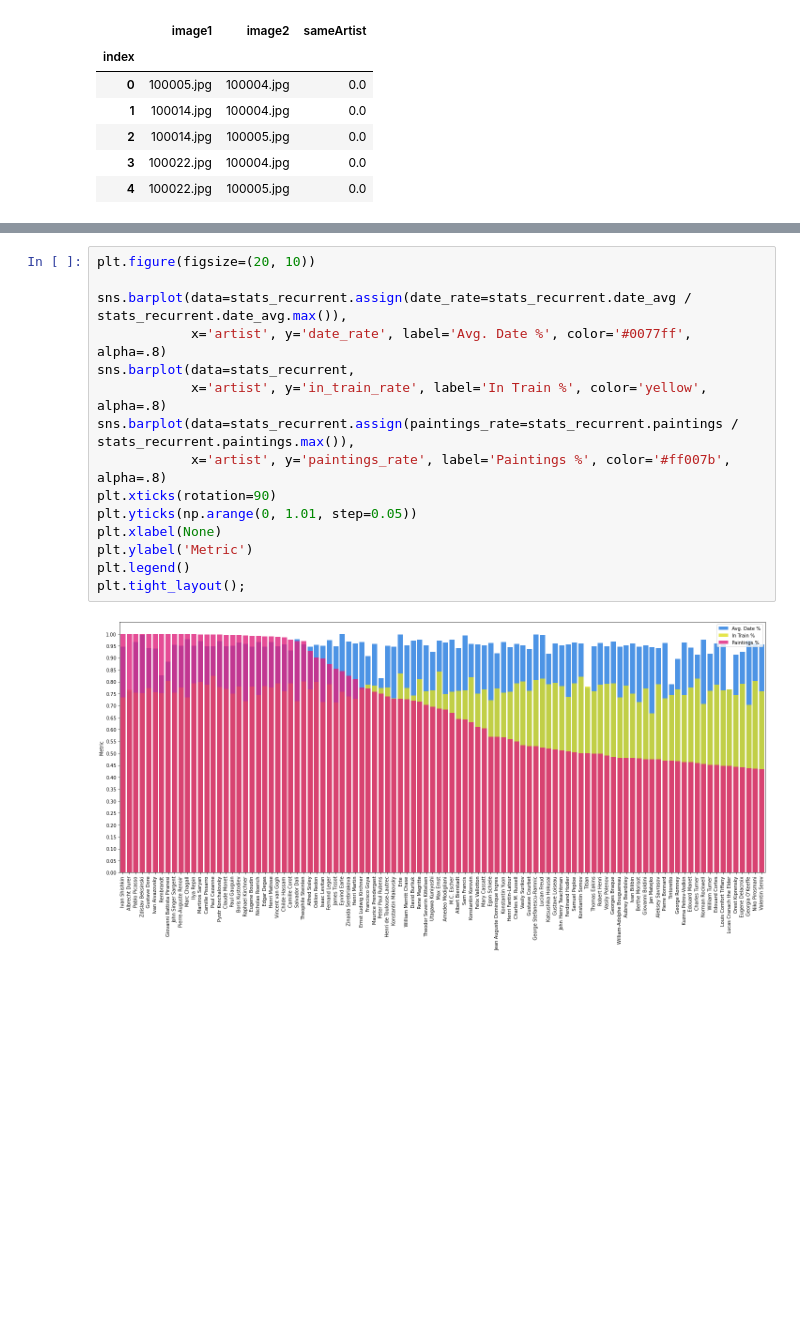
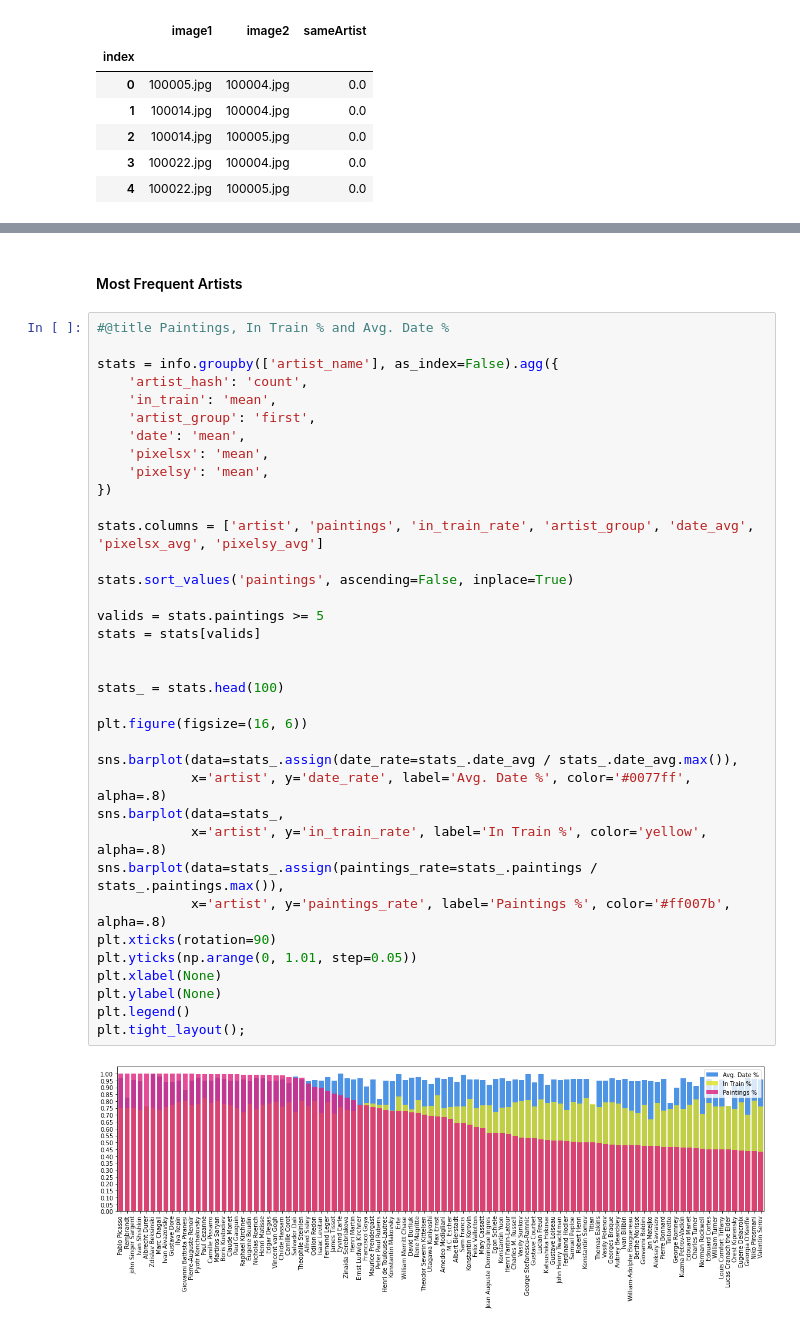
Before and after one commit to lucasdavid/afhp, a Jupyter notebook: notebooks/overview.ipynb, the cells around one changed output, grey strips where cells are left out. Saved outputs shown, nothing was run; the diff lists cells and outputs as text; blank space fills up the shorter version.

```diff
--- a/notebooks/overview.ipynb
+++ b/notebooks/overview.ipynb
@@ -174,17 +224,40 @@ stats_recurrent.head().round(2)
+# %% [markdown]
+#### Most Frequent Artists
 # %%
-plt.figure(figsize=(20, 10))
+#@title Paintings, In Train % and Avg. Date %
 
-sns.barplot(data=stats_recurrent.assign(date_rate=stats_recurrent.date_avg / stats_recurrent.date_avg.max()),
+stats = info.groupby(['artist_name'], as_index=False).agg({
+    'artist_hash': 'count',
+    'in_train': 'mean',
+    'artist_group': 'first',
+    'date': 'mean',
+    'pixelsx': 'mean',
+    'pixelsy': 'mean',
+})
+
+stats.columns = ['artist', 'paintings', 'in_train_rate', 'artist_group', 'date_avg', 'pixelsx_avg', 'pixelsy_avg']
+
+stats.sort_values('paintings', ascending=False, inplace=True)
+
+valids = stats.paintings >= 5
+stats = stats[valids]
+
+
+stats_ = stats.head(100)
+
+plt.figure(figsize=(16, 6))
+
+sns.barplot(data=stats_.assign(date_rate=stats_.date_avg / stats_.date_avg.max()),
             x='artist', y='date_rate', label='Avg. Date %', color='#0077ff', alpha=.8)
-sns.barplot(data=stats_recurrent,
+sns.barplot(data=stats_,
             x='artist', y='in_train_rate', label='In Train %', color='yellow', alpha=.8)
-sns.barplot(data=stats_recurrent.assign(paintings_rate=stats_recurrent.paintings / stats_recurrent.paintings.max()),
+sns.barplot(data=stats_.assign(paintings_rate=stats_.paintings / stats_.paintings.max()),
             x='artist', y='paintings_rate', label='Paintings %', color='#ff007b', alpha=.8)
 plt.xticks(rotation=90)
 plt.yticks(np.arange(0, 1.01, step=0.05))
 plt.xlabel(None)
-plt.ylabel('Metric')
+plt.ylabel(None)
 plt.legend()
 plt.tight_layout();
 # %% [output]
-[figure, old version]
+[figure, new version]
```
Also changed, not shown: parts of 36 cells of this notebook, 30 other files.
